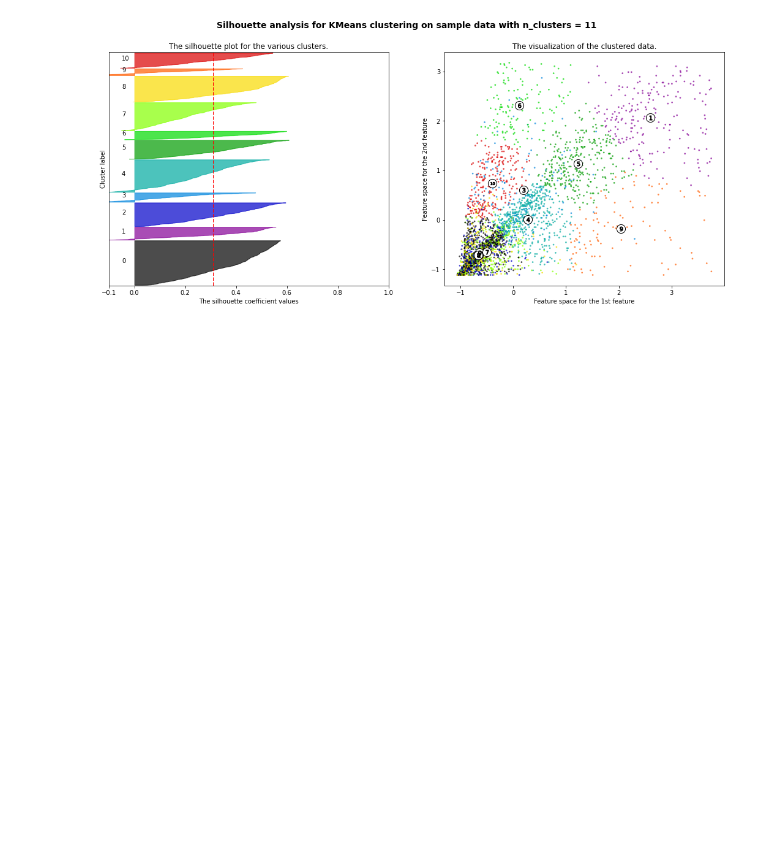
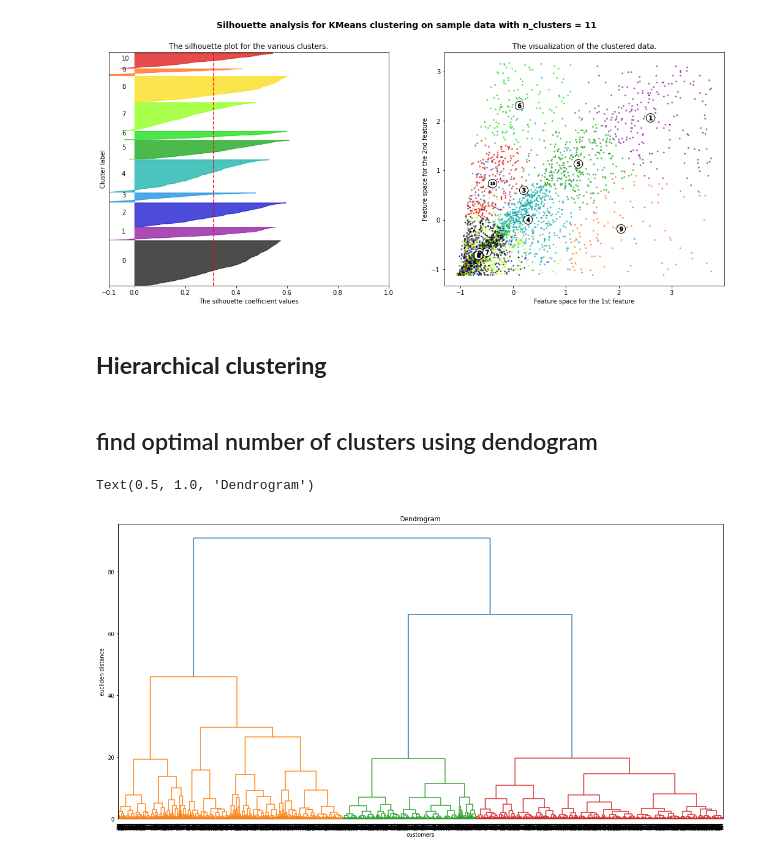
Before and after one commit to milanajudiya/Customer_Segmentation, a Jupyter notebook: Online_Retail_Customer_Segmentation.ipynb, the cells around one changed output. Cells and saved outputs as stored; diff of their text form; code cells hidden in the pictures; blank space fills up the shorter version.

```diff
--- a/Online_Retail_Customer_Segmentation.ipynb
+++ b/Online_Retail_Customer_Segmentation.ipynb
@@ -793,3 +793,18 @@ For n_clusters = 11 The average silhouette_score is : 0.31039204823499805
 [figure]
 [figure]
 [figure]
+# %% [markdown]
+## **Hierarchical clustering**
+# %% [markdown]
+## find optimal number of clusters using dendogram
+# %%
+import scipy.cluster.hierarchy as sch
+
+fig = plt.figure(figsize = (20,10))
+dendrogram = sch.dendrogram(sch.linkage(X, method = "ward"))
+plt.xlabel("customers")
+plt.ylabel("eucliden distance")
+plt.title("Dendrogram")
+# %% [output]
+Text(0.5, 1.0, 'Dendrogram')
+[figure, added]
```
Also changed, not shown: parts of 2 cells of this notebook.
